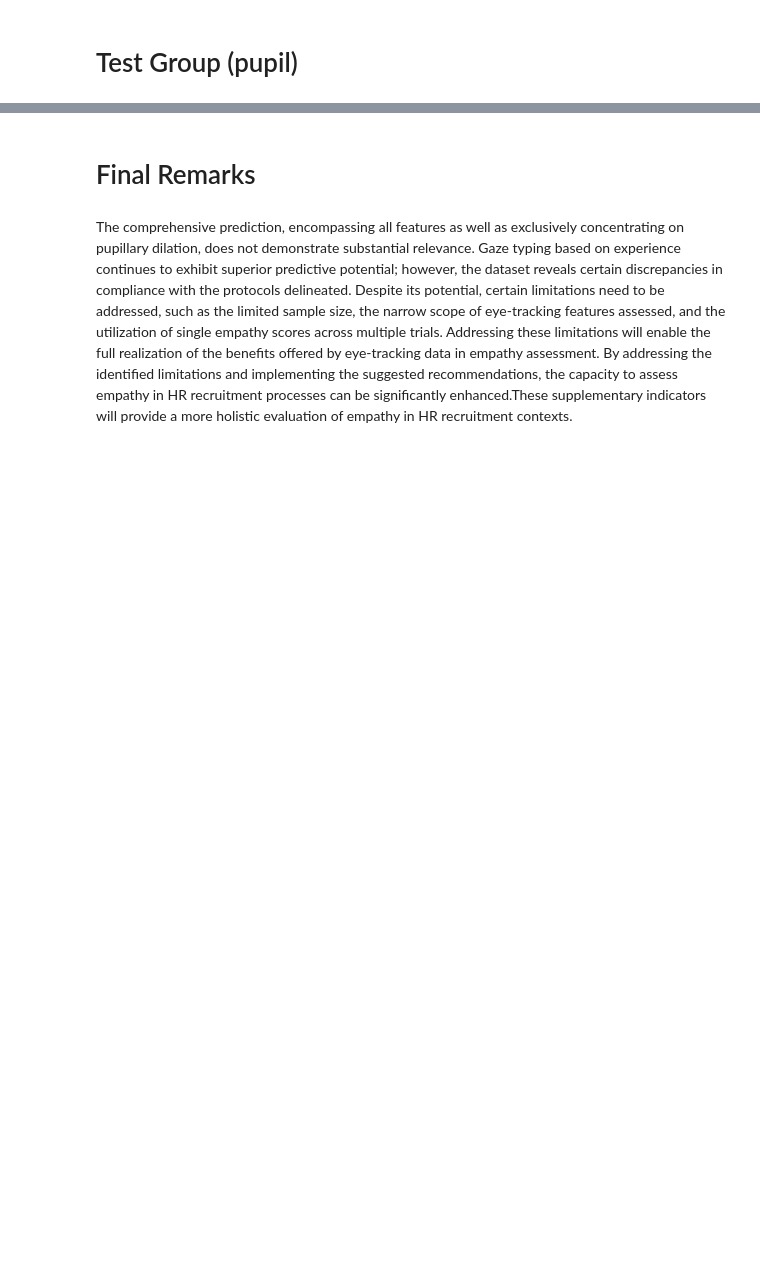
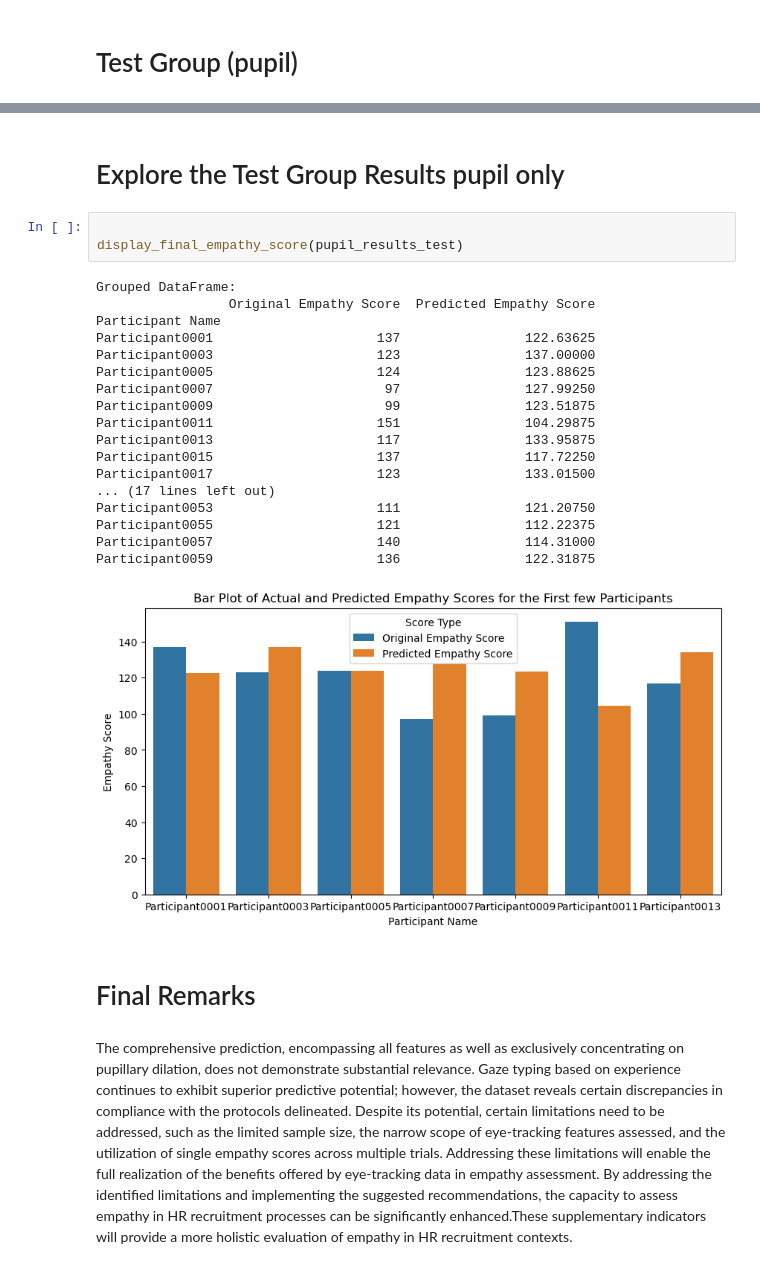
Before and after one commit to ahmedriaz4243/Empathy-Focused-Recruitment-Eye-Tracking, a Jupyter notebook: EyeT4Empathy-Dataset-analysis.ipynb, the cells around one changed output, grey strips where cells are left out. Saved outputs shown, nothing was run; the diff lists cells and outputs as text; blank space fills up the shorter version.

```diff
--- a/EyeT4Empathy-Dataset-analysis.ipynb
+++ b/EyeT4Empathy-Dataset-analysis.ipynb
@@ -621,3 +637,27 @@ Average Mean Squared Error: 297.1100016666667
+# %% [markdown]
+# Explore the Test Group Results pupil only
+# %%
+
+display_final_empathy_score(pupil_results_test)
+# %% [output]
+Grouped DataFrame:
+                 Original Empathy Score  Predicted Empathy Score
+Participant Name
+Participant0001                     137                122.63625
+Participant0003                     123                137.00000
+Participant0005                     124                123.88625
+Participant0007                      97                127.99250
+Participant0009                      99                123.51875
+Participant0011                     151                104.29875
+Participant0013                     117                133.95875
+Participant0015                     137                117.72250
+Participant0017                     123                133.01500
+... (17 lines left out)
+Participant0053                     111                121.20750
+Participant0055                     121                112.22375
+Participant0057                     140                114.31000
+Participant0059                     136                122.31875
+[figure, added]
 # %% [markdown]
 # Final Remarks
 # %% [markdown]
```
Also changed, not shown: parts of 84 cells of this notebook.
